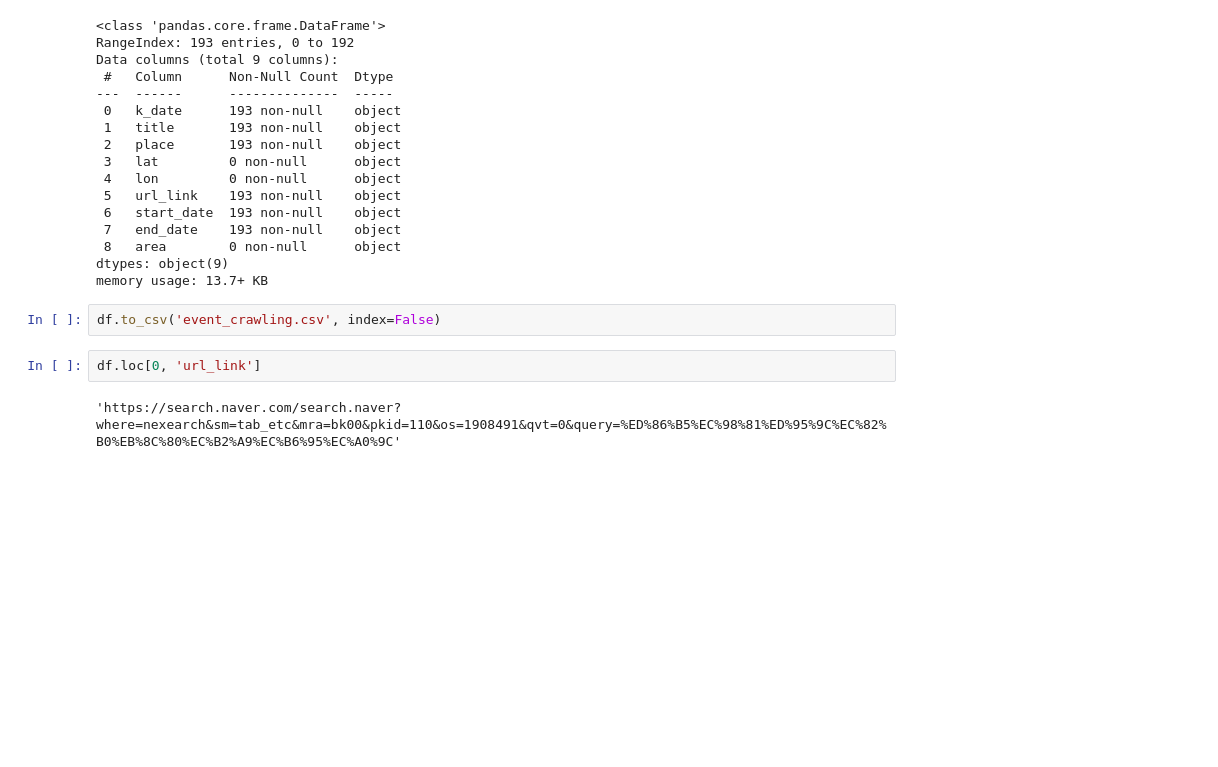
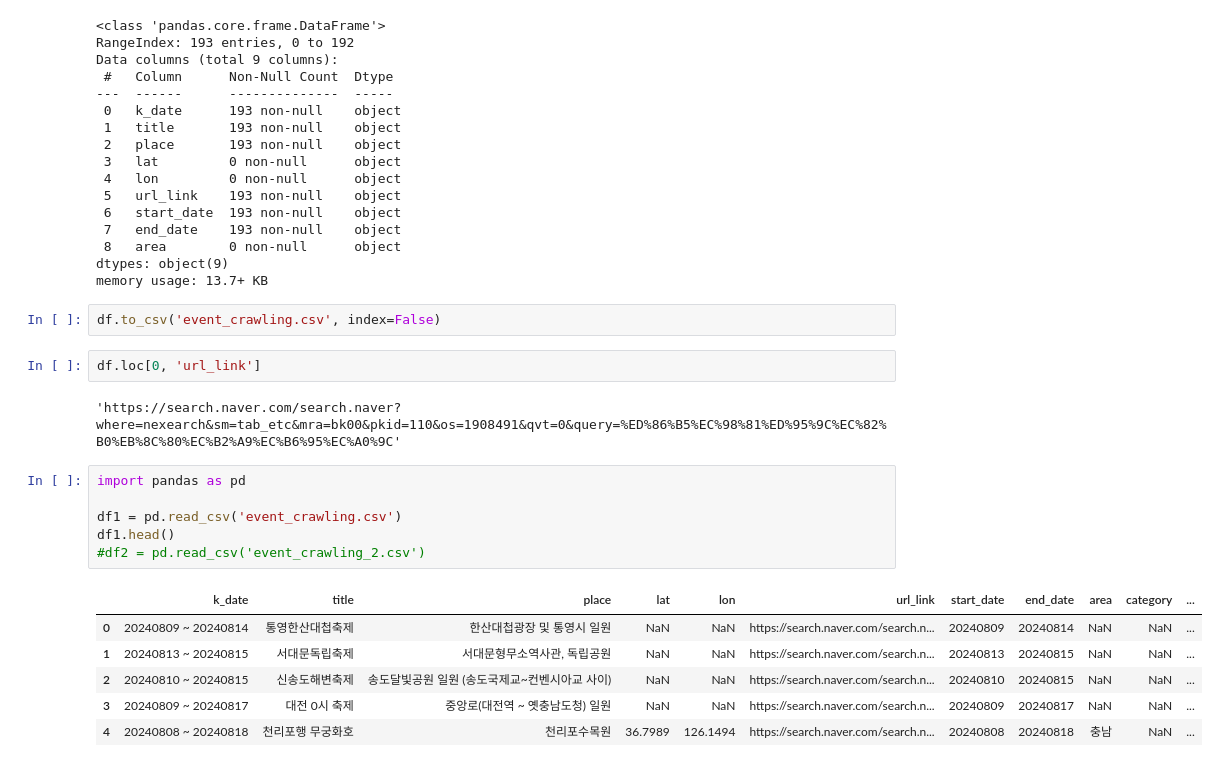
Before and after one commit to jiwon808/streamlit, a Jupyter notebook: test.ipynb, the cells around one changed output. Saved outputs shown, nothing was run; the diff lists cells and outputs as text; blank space fills up the shorter version.

```diff
--- a/test.ipynb
+++ b/test.ipynb
@@ -417,3 +417,16 @@ df.to_csv('event_crawling.csv', index=False)
 df.loc[0, 'url_link']
 # %% [output]
 'https://search.naver.com/search.naver?where=nexearch&sm=tab_etc&mra=bk00&pkid=110&os=1908491&qvt=0&query=%ED%86%B5%EC%98%81%ED%95%9C%EC%82%B0%EB%8C%80%EC%B2%A9%EC%B6%95%EC%A0%9C'
+# %%
+import pandas as pd
+
+df1 = pd.read_csv('event_crawling.csv')
+df1.head()
+#df2 = pd.read_csv('event_crawling_2.csv')
+# %% [output]
+|  | k_date | title | place | lat | lon | url_link | start_date | end_date | area | category | ... |
+| 0 | 20240809 ~ 20240814 | 통영한산대첩축제 | 한산대첩광장 및 통영시 일원 | NaN | NaN | https://search.naver.com/search.n... | 20240809 | 20240814 | NaN | NaN | ... |
+| 1 | 20240813 ~ 20240815 | 서대문독립축제 | 서대문형무소역사관, 독립공원 | NaN | NaN | https://search.naver.com/search.n... | 20240813 | 20240815 | NaN | NaN | ... |
+| 2 | 20240810 ~ 20240815 | 신송도해변축제 | 송도달빛공원 일원 (송도국제교~컨벤시아교 사이) | NaN | NaN | https://search.naver.com/search.n... | 20240810 | 20240815 | NaN | NaN | ... |
+| 3 | 20240809 ~ 20240817 | 대전 0시 축제 | 중앙로(대전역 ~ 옛충남도청) 일원 | NaN | NaN | https://search.naver.com/search.n... | 20240809 | 20240817 | NaN | NaN | ... |
+| 4 | 20240808 ~ 20240818 | 천리포행 무궁화호 | 천리포수목원 | 36.7989 | 126.1494 | https://search.naver.com/search.n... | 20240808 | 20240818 | 충남 | NaN | ... |
```
Also changed, not shown: parts of 11 cells of this notebook, 8 other files.
